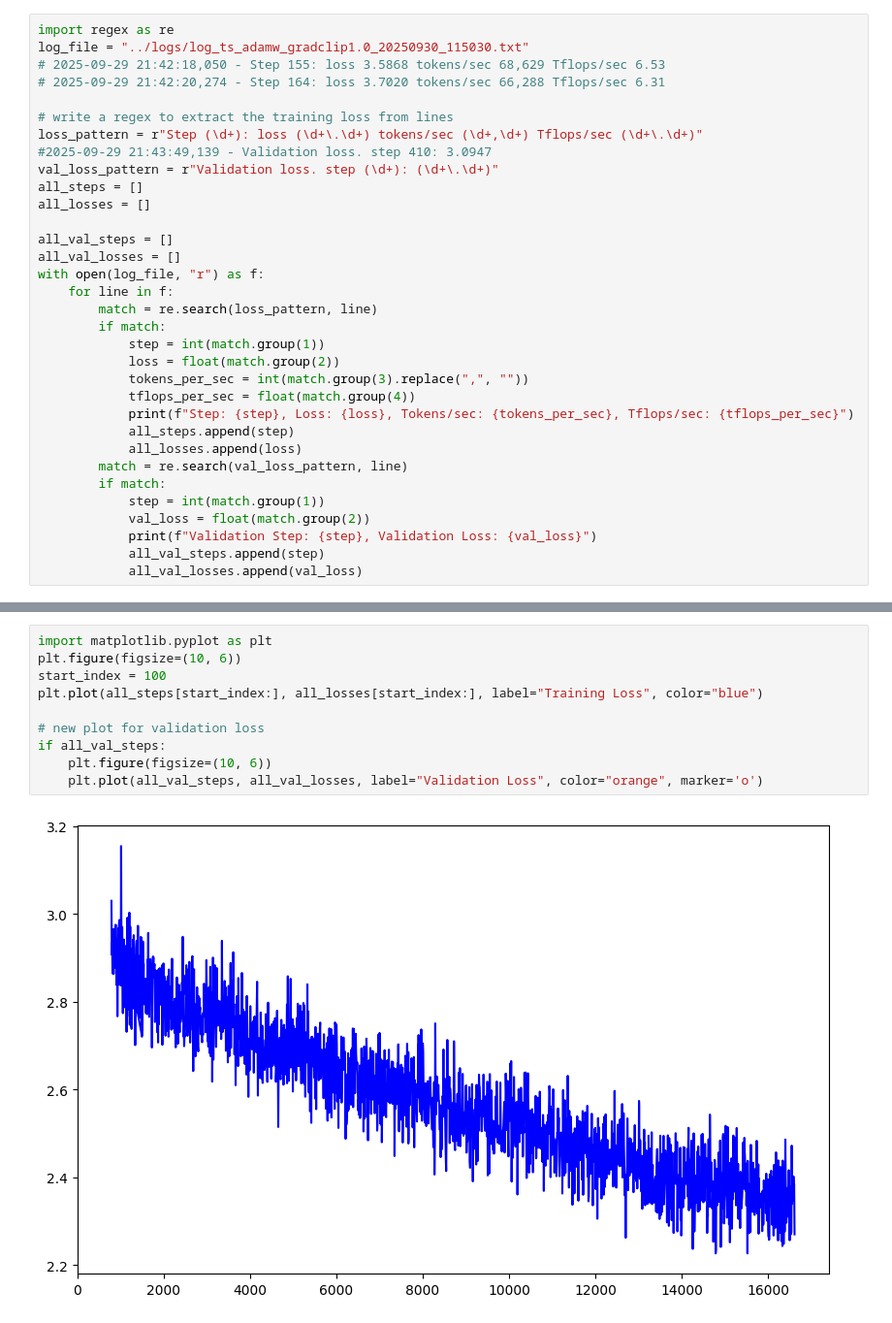
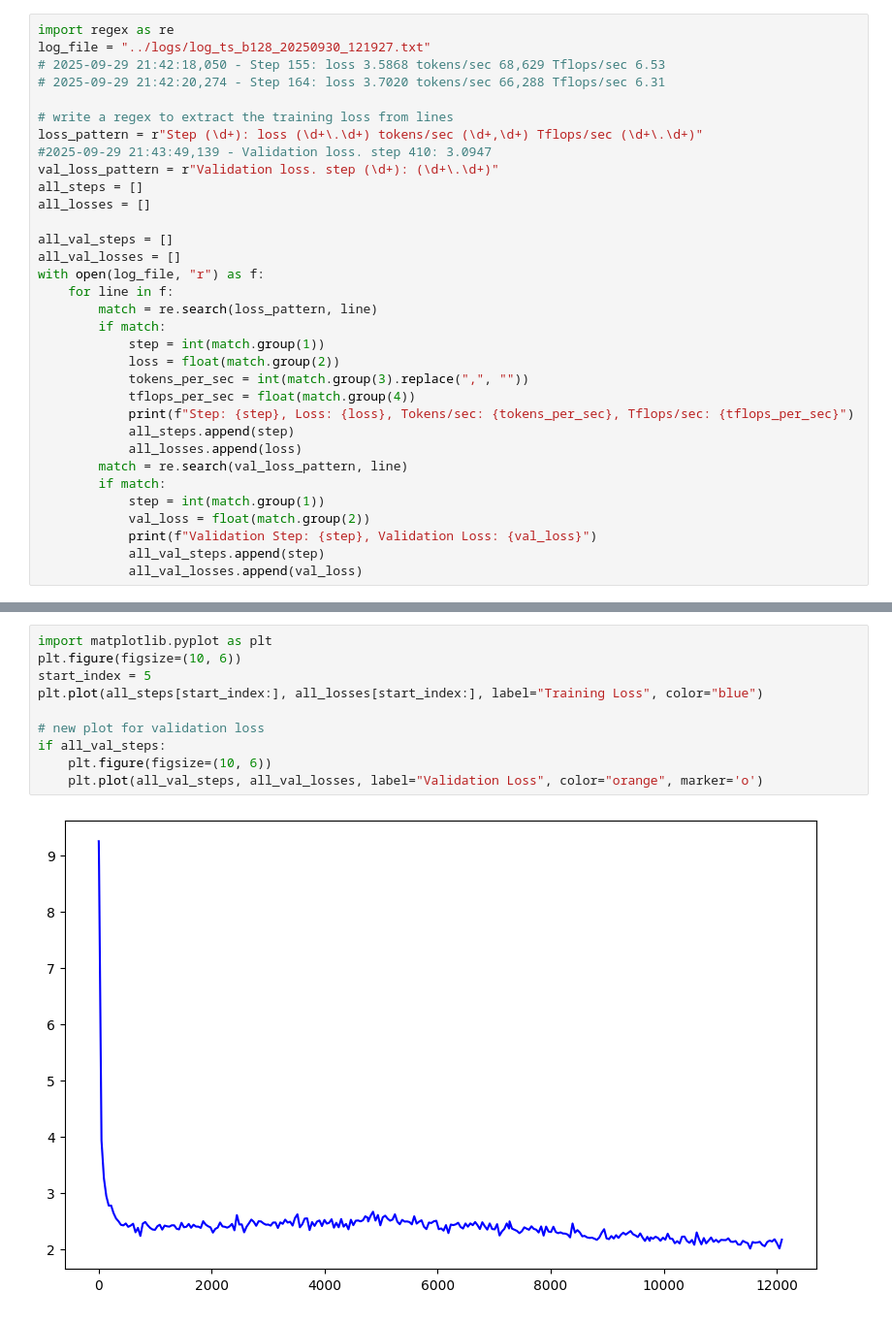
Before and after one commit to Gzsiceberg/assignment1-basics, a Jupyter notebook: cs336_basics/plot.ipynb, the cells around one changed output, grey strips where cells are left out. Shown at 97% size. Cells and saved outputs as stored; diff of their text form.

```diff
--- a/cs336_basics/plot.ipynb
+++ b/cs336_basics/plot.ipynb
@@ -1,6 +1,6 @@
 # %%
 import regex as re
-log_file = "../logs/log_ts_adamw_gradclip1.0_20250930_115030.txt"
+log_file = "../logs/log_ts_b128_20250930_121927.txt"
 # 2025-09-29 21:42:18,050 - Step 155: loss 3.5868 tokens/sec 68,629 Tflops/sec 6.53
 # 2025-09-29 21:42:20,274 - Step 164: loss 3.7020 tokens/sec 66,288 Tflops/sec 6.31
 
@@ -36,12 +52,12 @@ FileNotFoundError: [Errno 2] No such file or directory: '../logs/log_default_202
 # %%
 import matplotlib.pyplot as plt
 plt.figure(figsize=(10, 6))
-start_index = 100
+start_index = 5
 plt.plot(all_steps[start_index:], all_losses[start_index:], label="Training Loss", color="blue")
 
 # new plot for validation loss
 if all_val_steps:
     plt.figure(figsize=(10, 6))
     plt.plot(all_val_steps, all_val_losses, label="Validation Loss", color="orange", marker='o')
 # %% [output]
-[figure, old version]
+[figure, new version]
```
Also changed, not shown: parts of 2 cells of this notebook, 2 other files.
